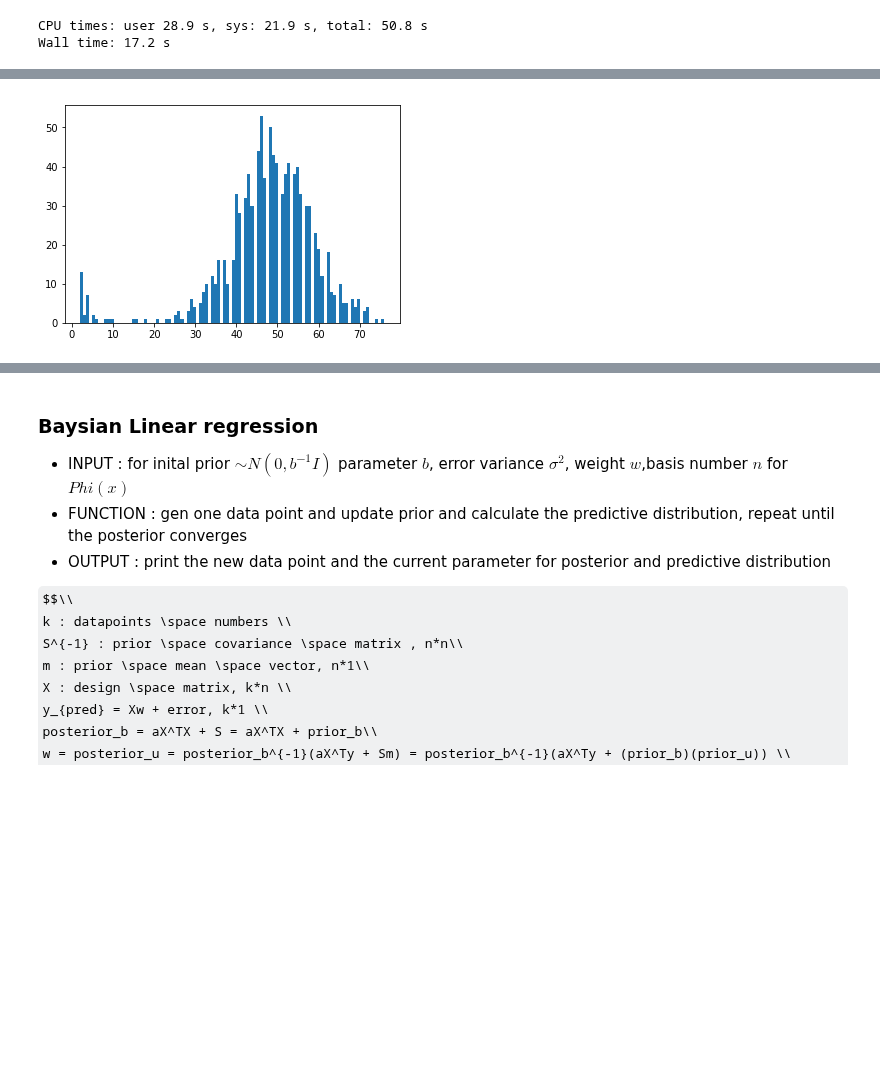
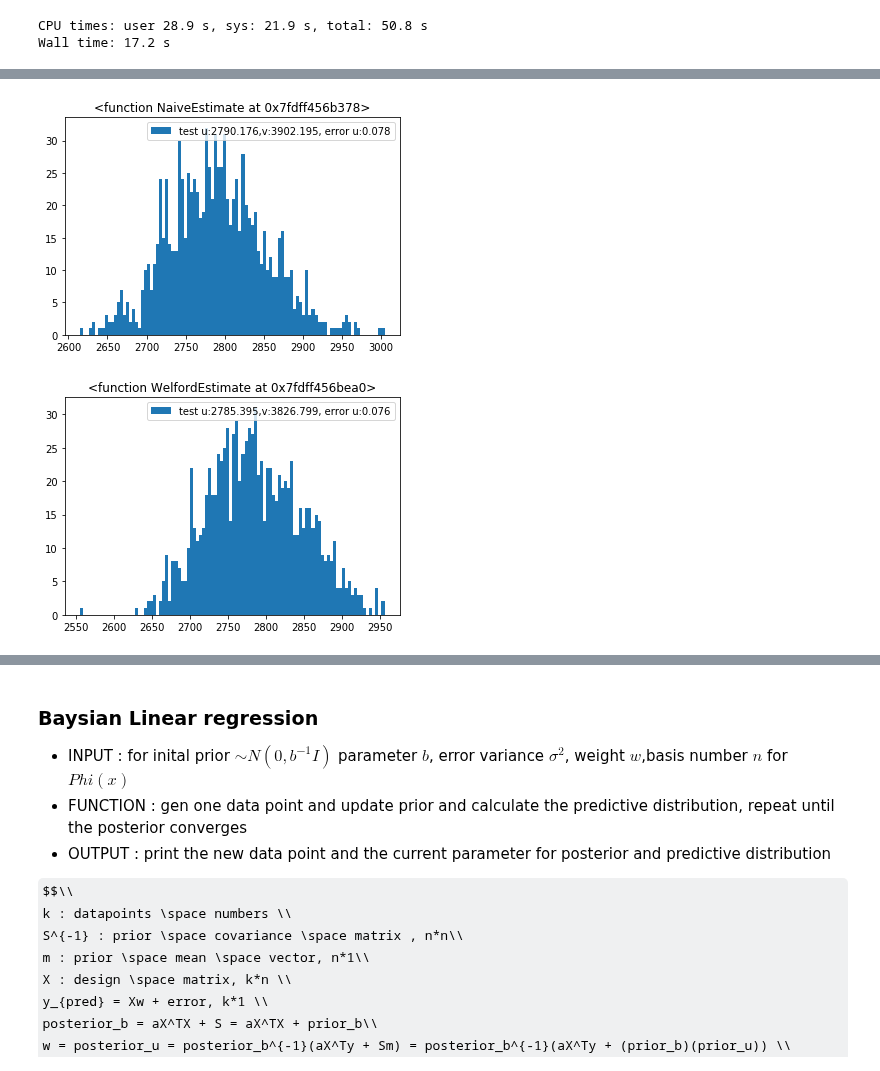
Before and after one commit to csielee/2018ML, a Jupyter notebook: HW3/HW3.ipynb, the cells around one changed output, grey strips where cells are left out. Cells and saved outputs as stored; diff of their text form; code cells hidden in the pictures; some formulas as TeX source; blank space fills up the shorter version.

```diff
--- a/HW3/HW3.ipynb
+++ b/HW3/HW3.ipynb
@@ -190,14 +213,15 @@ def SqeuentialEstimate(dg, es=NaiveEstimate):
         current_u, current_v = es.send(new_data)
         yield (new_data, current_u, current_v)
 # %%
-def test_SqeuentialEstimate(u, v, converge_threshold = 10**-2, times=1, max_iter=10000, output=False, output_rate = 1):
+def test_SqeuentialEstimate(u, v, converge_threshold = 10**-3, times=1, max_iter=10000, output=False, output_rate = 1, es=NaiveEstimate):
     iter_counts = []
+    errors = []
     dg = GaussianDataGenerator(u, v)
     mylog = mylogging(output)
 
     while times != 0:
         iter_count = 0
-        se = SqeuentialEstimate(dg)
+        se = SqeuentialEstimate(dg, es=es)
         prev_u = None
         prev_v = None
         test_over = False
@@ -215,12 +239,14 @@ def test_SqeuentialEstimate(u, v, converge_threshold = 10**-2, times=1, max_iter
             if iter_count > max_iter and max_iter != -1:
                 test_over = True;
 
-            if (iter_count-1) % output_rate == 0 or test_over:
-                mylog.info("[{:5d}] new data : {:.3f}\tcurrent(u,v):({:.3f}, {:.3f})".format(
+            error = (next_u - u)**2 + (next_v - v)**2
+            if ((iter_count-1) % output_rate == 0 and output_rate > 0) or test_over:
+                mylog.info("[{:5d}] new data : {:.3f}\tcurrent(u,v):({:.3f}, {:.3f}), \terror : {:.6f}".format(
                     iter_count,
                     new_data,
                     next_u,
-                    next_v,))
+                    next_v,
+                    error))
 
             if test_over:
                 break;
@@ -231,8 +257,9 @@ def test_SqeuentialEstimate(u, v, converge_threshold = 10**-2, times=1, max_iter
         mylog.info("\n"+"="*10+"Test   End"+"="*10+"\n")
 
         iter_counts.append(iter_count)
+        errors.append(error)
 
         times -= 1
 
-    return (iter_counts, mylog.logs)
+    return (iter_counts, errors, mylog.logs)
 # %%
@@ -259,3 +278,0 @@ Pretty(logs)
-# %%
-%%time
-test_outputs,_ = test_SqeuentialEstimate(5, 0.6, times=1000)
@@ -265,5 +278,0 @@ Wall time: 18.6 s
-# %%
-plt.hist(test_outputs, 100)
-plt.show()
-# %% [output]
-[figure, removed]
@@ -269,0 +286,13 @@ plt.show()
+# %%
+%%time
+
+for test_es in test_ess:
+    test_outputs, test_errors,_ = test_SqeuentialEstimate(es=test_es, u=test_u, v=test_v, converge_threshold=test_converge, times=test_times, output_rate=-1)
+    plt.hist(test_outputs, 100, label="test u:{:.3f},v:{:.3f}, error u:{:.3f}".format(Mean(test_outputs), Variance(test_outputs), Mean(test_errors)))
+
+    plt.title(str(test_es))
+    plt.legend()
+    plt.show()
+# %% [output]
+[figure, added]
+[figure, added]
```
Also changed, not shown: parts of 10 cells of this notebook.
